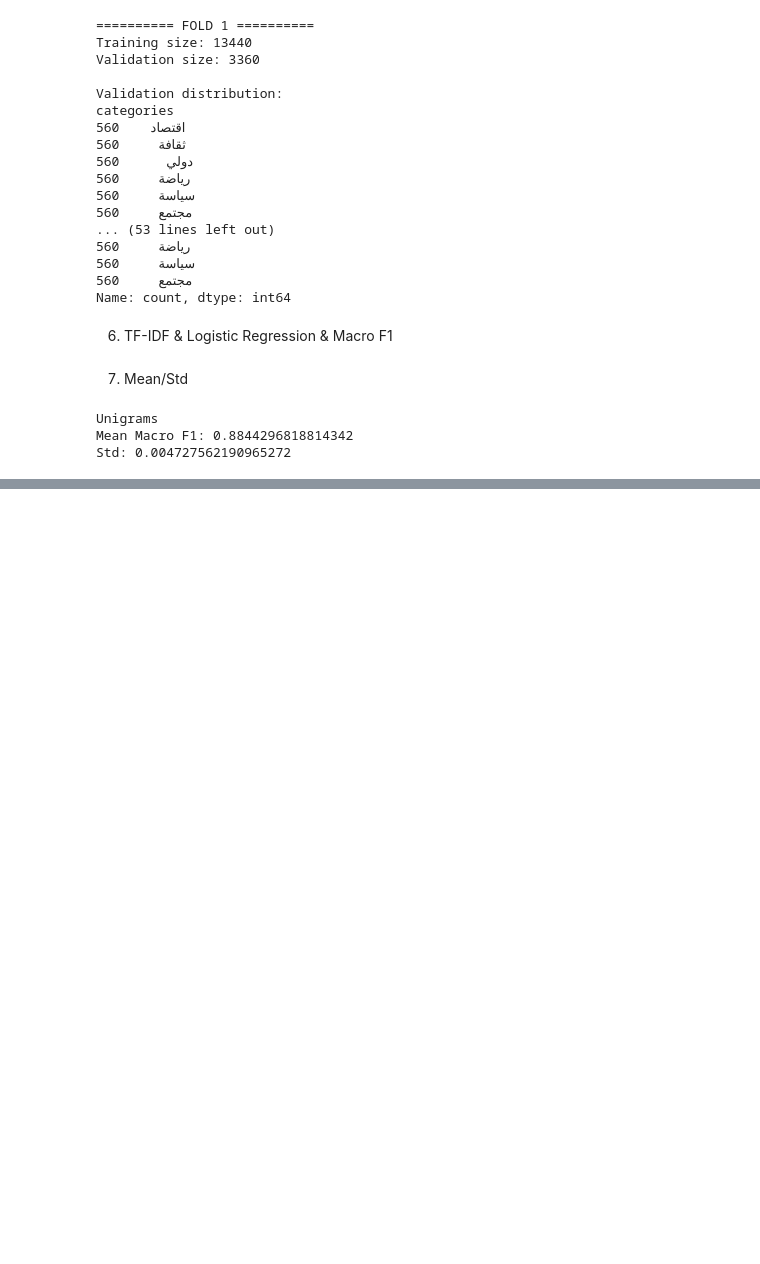
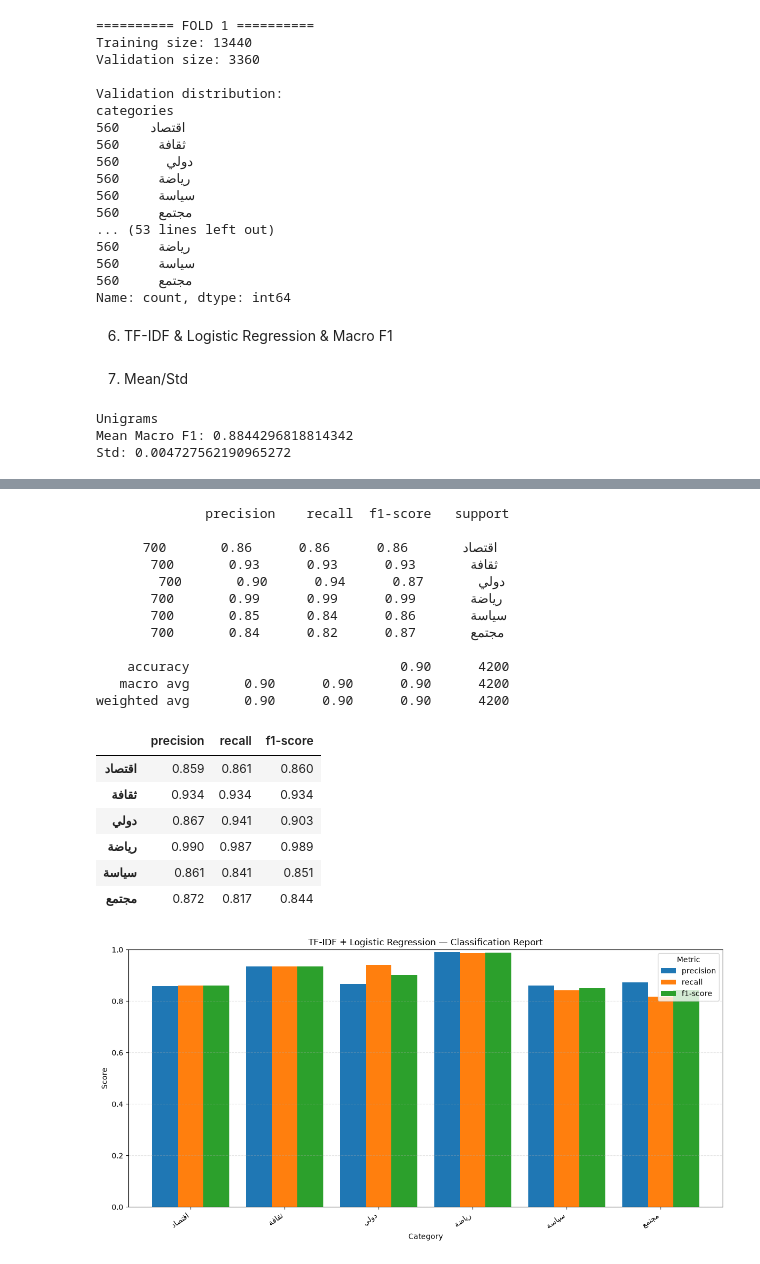
Before and after one commit to kaouchounesalah-eddine-ux/arabic-news-classification, a Jupyter notebook: notebooks/03_baseline_tfidf.ipynb, the cells around one changed output, grey strips where cells are left out. Cells and saved outputs as stored; diff of their text form; code cells hidden in the pictures; blank space fills up the shorter version.

```diff
--- a/notebooks/03_baseline_tfidf.ipynb
+++ b/notebooks/03_baseline_tfidf.ipynb
@@ -214,0 +259,20 @@ CUDA available: False
+# %%
+# Train the final TF-IDF vectorizer on the complete training split.
+final_vectorizer = TfidfVectorizer(
+    min_df=2,
+    ngram_range=(1, 1)
+)
+X_train_tfidf = final_vectorizer.fit_transform(X_train)
+X_test_tfidf = final_vectorizer.transform(X_test)
+
+# Fit the final Logistic Regression classifier on all training examples.
+final_model = LogisticRegression(
+    C=1.0,
+    max_iter=10000
+)
+final_model.fit(X_train_tfidf, y_train)
+
+# Predict categories for the held-out test examples.
+y_pred = final_model.predict(X_test_tfidf)
+
+print("Test predictions:", len(y_pred))
@@ -214,0 +285,59 @@ CUDA available: False
+# %%
+from sklearn.metrics import classification_report
+import pandas as pd
+import matplotlib.pyplot as plt
+
+# Print the standard text report.
+print(classification_report(y_test, y_pred, zero_division=0))
+
+# Convert the report to a DataFrame for plotting.
+report_dict = classification_report(
+    y_test,
+    y_pred,
+    output_dict=True,
+    zero_division=0
+)
+report_df = pd.DataFrame(report_dict).T
+
+# Keep only category rows (exclude accuracy and summary rows).
+class_names = list(final_model.classes_)
+class_report = report_df.loc[class_names, ["precision", "recall", "f1-score"]]
+
+display(class_report.round(3))
+
+# Plot precision, recall, and F1-score side by side for each category.
+ax = class_report.plot(
+    kind="bar",
+    figsize=(12, 6),
+    ylim=(0, 1),
+    width=0.82
+)
+ax.set_title("TF-IDF + Logistic Regression — Classification Report")
+ax.set_xlabel("Category")
+ax.set_ylabel("Score")
+ax.set_xticklabels(ax.get_xticklabels(), rotation=35, ha="right")
+ax.grid(axis="y", linestyle="--", alpha=0.35)
+plt.legend(title="Metric")
+plt.tight_layout()
+plt.show()
+# %% [output]
+              precision    recall  f1-score   support
+
+      اقتصاد       0.86      0.86      0.86       700
+       ثقافة       0.93      0.93      0.93       700
+        دولي       0.87      0.94      0.90       700
+       رياضة       0.99      0.99      0.99       700
+       سياسة       0.86      0.84      0.85       700
+       مجتمع       0.87      0.82      0.84       700
+
+    accuracy                           0.90      4200
+   macro avg       0.90      0.90      0.90      4200
+weighted avg       0.90      0.90      0.90      4200
+|  | precision | recall | f1-score |
+| اقتصاد | 0.859 | 0.861 | 0.860 |
+| ثقافة | 0.934 | 0.934 | 0.934 |
+| دولي | 0.867 | 0.941 | 0.903 |
+| رياضة | 0.990 | 0.987 | 0.989 |
+| سياسة | 0.861 | 0.841 | 0.851 |
+| مجتمع | 0.872 | 0.817 | 0.844 |
+[figure, added]
```
Also changed, not shown: parts of 10 cells of this notebook, 2 other files.
